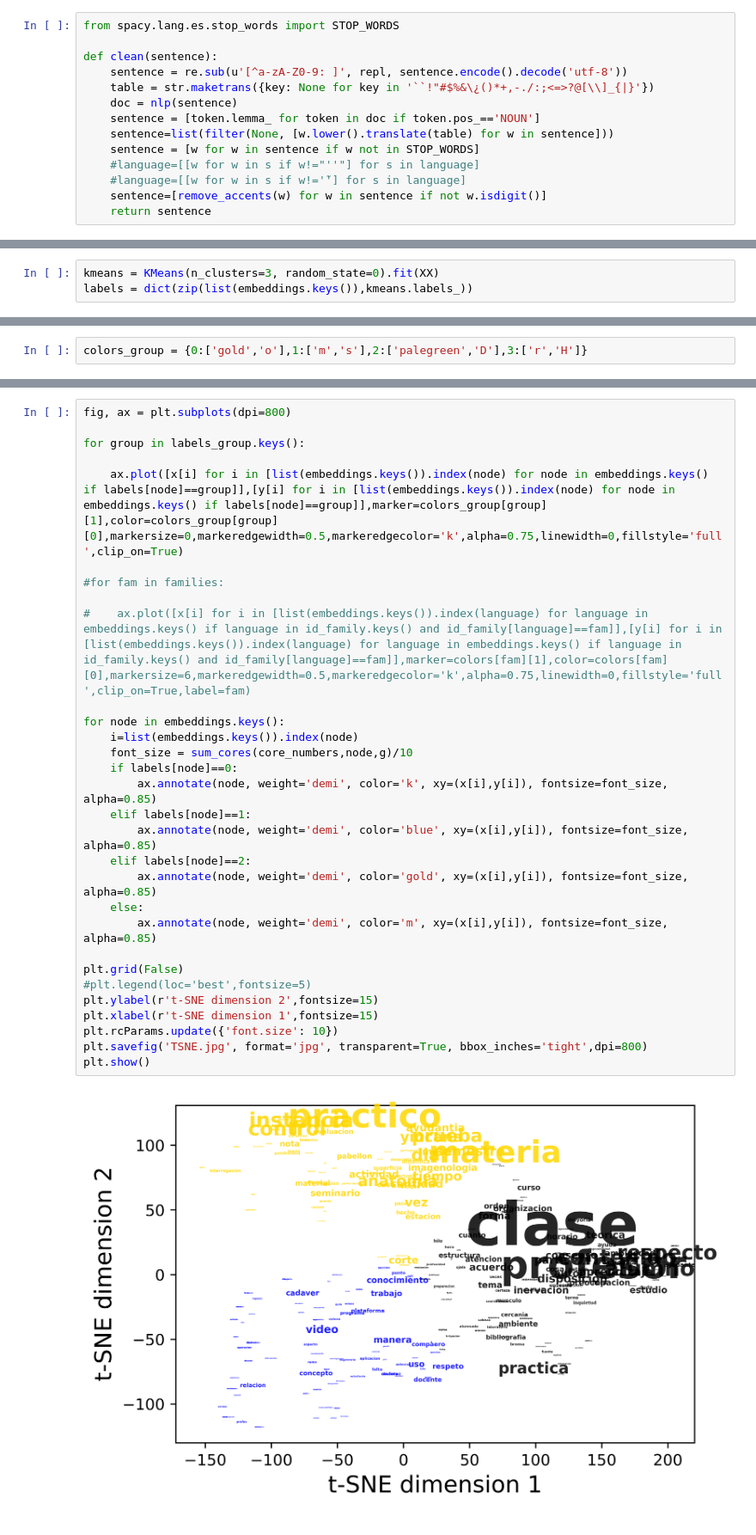
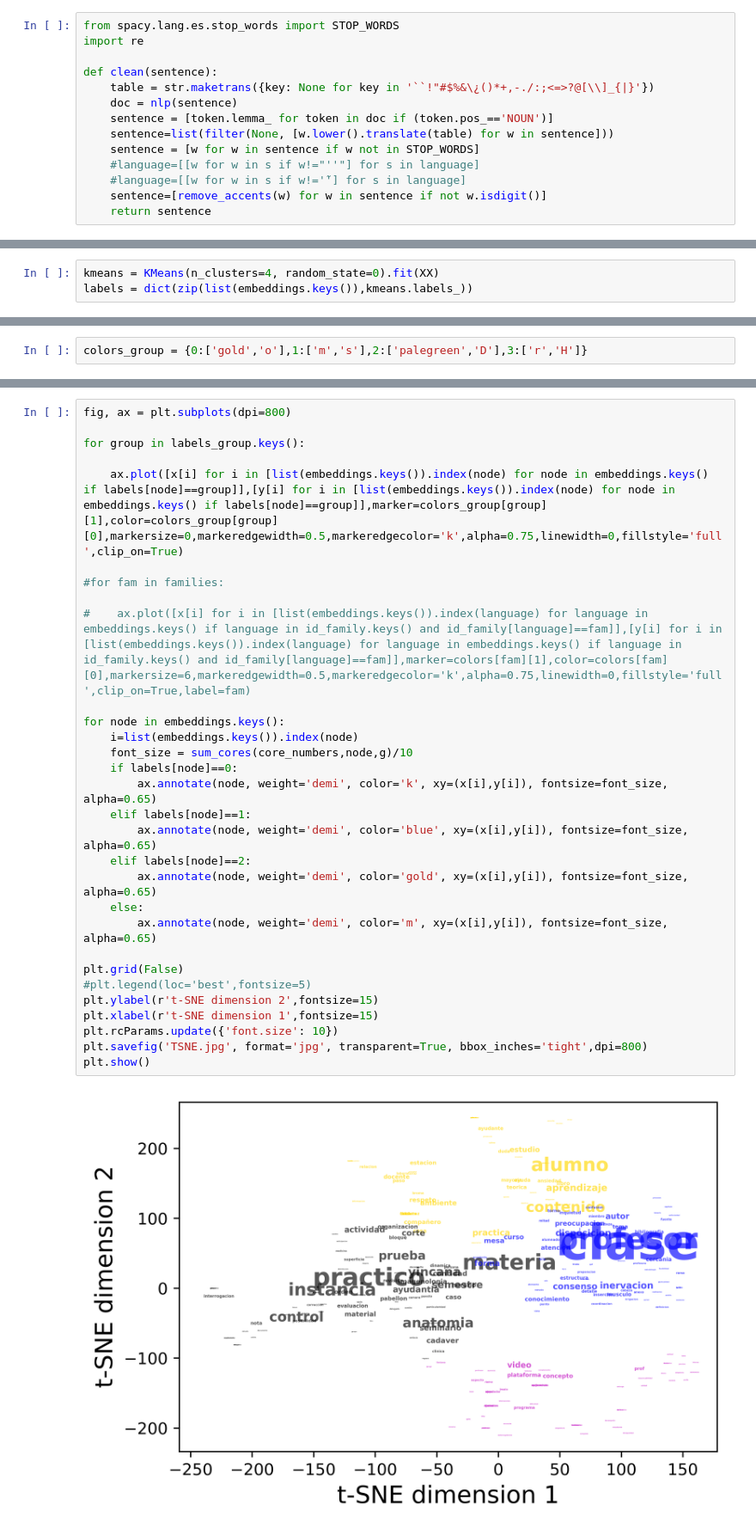
Before and after one commit to javiervz/sentence, a Jupyter notebook: spanish/gow-spanish.ipynb, the cells around one changed output, grey strips where cells are left out. Shown at 86% size. Drawn from its saved outputs; the diff is of its cells as text.

```diff
--- a/spanish/gow-spanish.ipynb
+++ b/spanish/gow-spanish.ipynb
@@ -113,12 +113,12 @@ def remove_accents(raw_text):
     return raw_text
 # %%
 from spacy.lang.es.stop_words import STOP_WORDS
+import re
 
 def clean(sentence):
-    sentence = re.sub(u'[^a-zA-Z0-9: ]', repl, sentence.encode().decode('utf-8'))
     table = str.maketrans({key: None for key in '``!"#$%&\¿()*+,-./:;<=>?@[\\]_{|}'})
     doc = nlp(sentence)
-    sentence = [token.lemma_ for token in doc if token.pos_=='NOUN']
+    sentence = [token.lemma_ for token in doc if (token.pos_=='NOUN')]
     sentence=list(filter(None, [w.lower().translate(table) for w in sentence]))
     sentence = [w for w in sentence if w not in STOP_WORDS]
     #language=[[w for w in s if w!="''"] for s in language]
@@ -483,5 +483,5 @@ For n_clusters = 10 The average silhouette_score is : 0.4435807
 # %%
-kmeans = KMeans(n_clusters=3, random_state=0).fit(XX)
+kmeans = KMeans(n_clusters=4, random_state=0).fit(XX)
 labels = dict(zip(list(embeddings.keys()),kmeans.labels_))
 # %%
 v = defaultdict(list)
@@ -503,32 +503,32 @@ dict_keys([1, 2, 0])
 # %%
 fig, ax = plt.subplots(dpi=800)
 
 for group in labels_group.keys():
 
     ax.plot([x[i] for i in [list(embeddings.keys()).index(node) for node in embeddings.keys() if labels[node]==group]],[y[i] for i in [list(embeddings.keys()).index(node) for node in embeddings.keys() if labels[node]==group]],marker=colors_group[group][1],color=colors_group[group][0],markersize=0,markeredgewidth=0.5,markeredgecolor='k',alpha=0.75,linewidth=0,fillstyle='full',clip_on=True)
 
 #for fam in families:
 
 #    ax.plot([x[i] for i in [list(embeddings.keys()).index(language) for language in embeddings.keys() if language in id_family.keys() and id_family[language]==fam]],[y[i] for i in [list(embeddings.keys()).index(language) for language in embeddings.keys() if language in id_family.keys() and id_family[language]==fam]],marker=colors[fam][1],color=colors[fam][0],markersize=6,markeredgewidth=0.5,markeredgecolor='k',alpha=0.75,linewidth=0,fillstyle='full',clip_on=True,label=fam)
 
 for node in embeddings.keys():
     i=list(embeddings.keys()).index(node)
     font_size = sum_cores(core_numbers,node,g)/10
     if labels[node]==0:
-        ax.annotate(node, weight='demi', color='k', xy=(x[i],y[i]), fontsize=font_size, alpha=0.85)
+        ax.annotate(node, weight='demi', color='k', xy=(x[i],y[i]), fontsize=font_size, alpha=0.65)
     elif labels[node]==1:
-        ax.annotate(node, weight='demi', color='blue', xy=(x[i],y[i]), fontsize=font_size, alpha=0.85)
+        ax.annotate(node, weight='demi', color='blue', xy=(x[i],y[i]), fontsize=font_size, alpha=0.65)
     elif labels[node]==2:
-        ax.annotate(node, weight='demi', color='gold', xy=(x[i],y[i]), fontsize=font_size, alpha=0.85)
+        ax.annotate(node, weight='demi', color='gold', xy=(x[i],y[i]), fontsize=font_size, alpha=0.65)
     else:
-        ax.annotate(node, weight='demi', color='m', xy=(x[i],y[i]), fontsize=font_size, alpha=0.85)
+        ax.annotate(node, weight='demi', color='m', xy=(x[i],y[i]), fontsize=font_size, alpha=0.65)
 
 plt.grid(False)
 #plt.legend(loc='best',fontsize=5)
 plt.ylabel(r't-SNE dimension 2',fontsize=15)
 plt.xlabel(r't-SNE dimension 1',fontsize=15)
 plt.rcParams.update({'font.size': 10})
 plt.savefig('TSNE.jpg', format='jpg', transparent=True, bbox_inches='tight',dpi=800)
 plt.show()
 # %% [output]
-[figure, old version]
+[figure, new version]
```
Also changed, not shown: parts of 21 cells of this notebook, 3 other files.
